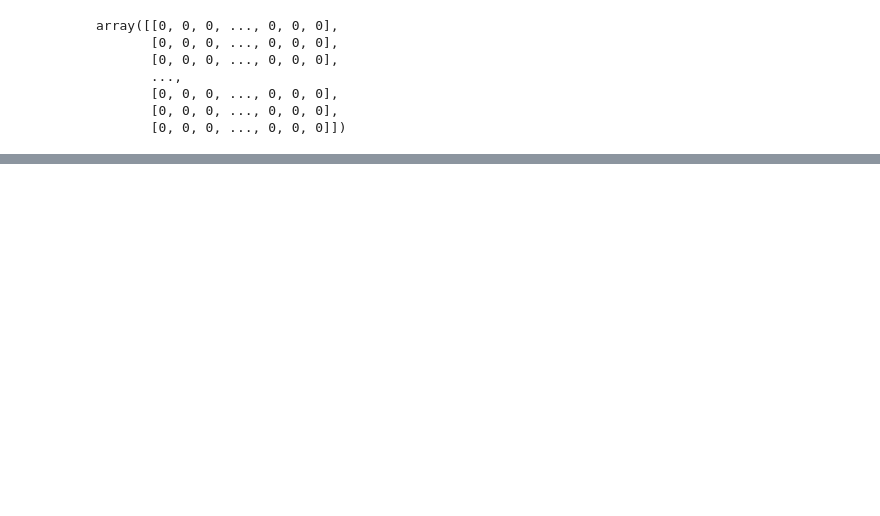
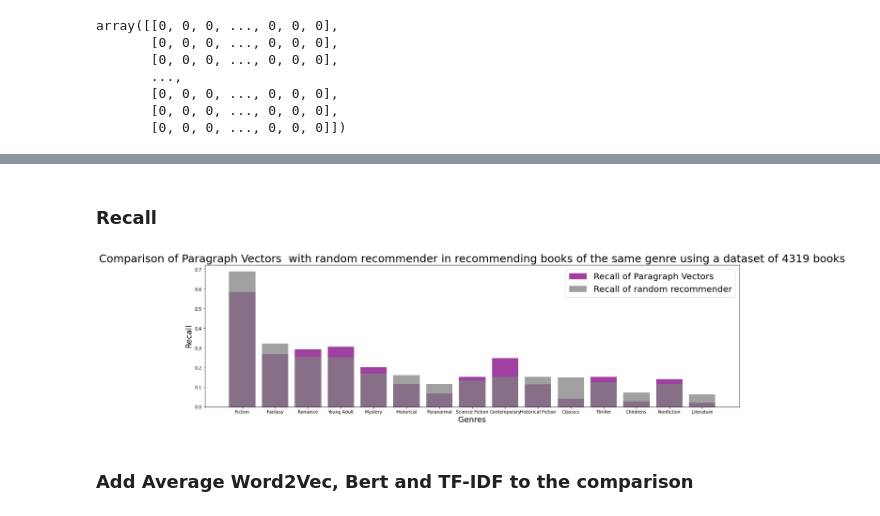
Before and after one commit to vanikanoria/Book-Recommendation_Systems, a Jupyter notebook: Compare_genres_paragraph_smalldataset.ipynb, the cells around one changed output, grey strips where cells are left out. Cells and saved outputs as stored; diff of their text form; code cells hidden in the pictures; blank space fills up the shorter version.

```diff
--- a/Compare_genres_paragraph_smalldataset.ipynb
+++ b/Compare_genres_paragraph_smalldataset.ipynb
@@ -273,0 +358,16 @@ weighted avg       0.19      0.17      0.17    224420
+# %% [markdown]
+### Recall
+# %%
+plt.figure(figsize=(22,6))
+plt.bar(x=eval_metrics_comparison.genre, height = eval_metrics_comparison.recall_paragraph, color = 'purple', alpha=0.75, label='Recall of Paragraph Vectors')
+plt.bar(x=eval_metrics_pop.genre, height = eval_metrics_comparison.recall_random, color = 'grey', alpha=0.75, label='Recall of random recommender')
+plt.legend(prop={'size': 20})
+plt.xlabel('Genres', size=18)
+plt.ylabel('Recall', size=18)
+plt.title('Comparison of Paragraph Vectors  with random recommender in recommending books of the same genre using a dataset of 4319 books', size=25)
+#plt.savefig('Paragraph_comparison_with_random_small_dataset_bar_chart_recall.png')
+plt.show()
+# %% [output]
+[figure, added]
+# %% [markdown]
+### Add Average Word2Vec, Bert and TF-IDF to the comparison
```
Also changed, not shown: parts of 57 cells of this notebook, 3 other files.
